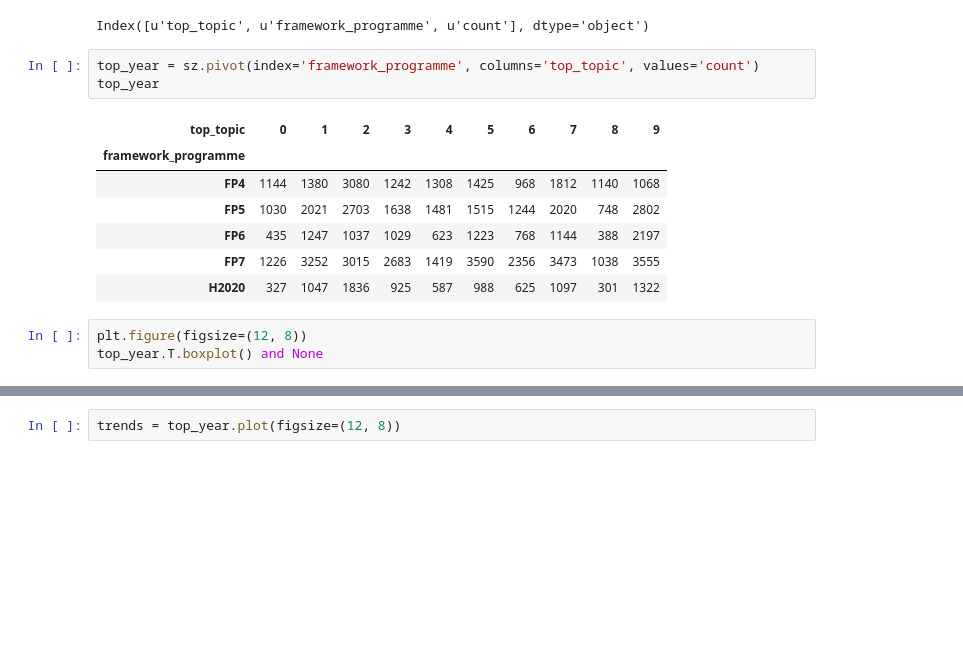
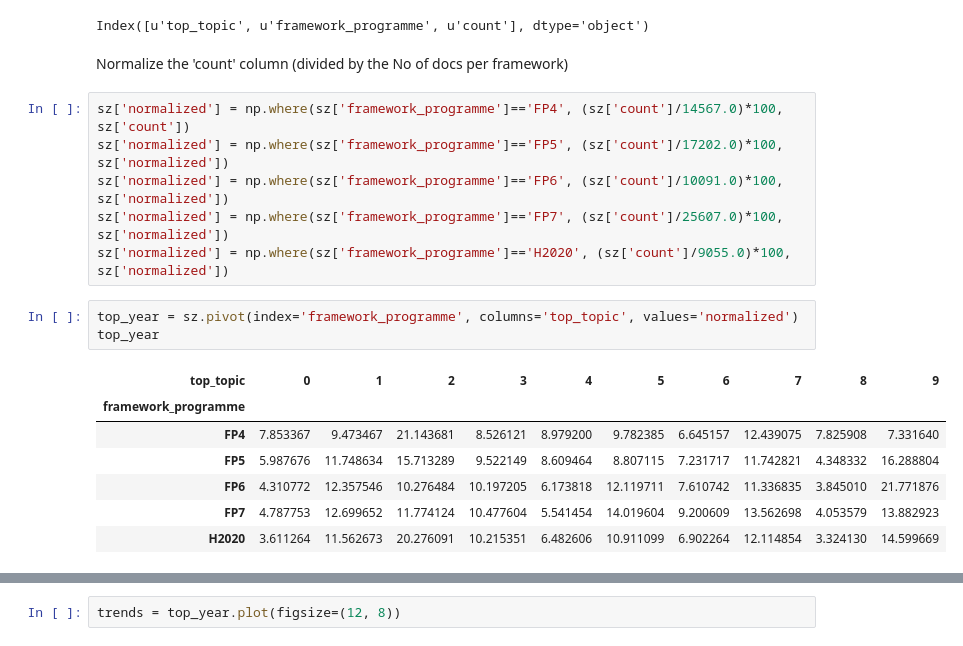
Before and after one commit to Mariliad/MSc-thesis2016, a Jupyter notebook: eu_gensim/Topic-evolution.ipynb, the cells around one changed output, grey strips where cells are left out. Saved outputs shown, nothing was run; the diff lists cells and outputs as text; blank space fills up the shorter version.

Commit message:
Fixed: topics over time plot with normalized values

```diff
--- a/eu_gensim/Topic-evolution.ipynb
+++ b/eu_gensim/Topic-evolution.ipynb
@@ -35,17 +42,22 @@ sz.shape
 sz.columns
 # %% [output]
 Index([u'top_topic', u'framework_programme', u'count'], dtype='object')
+# %% [markdown]
+Normalize the 'count' column (divided by the No of docs per framework)
+# %%
+sz['normalized'] = np.where(sz['framework_programme']=='FP4', (sz['count']/14567.0)*100, sz['count'])
+sz['normalized'] = np.where(sz['framework_programme']=='FP5', (sz['count']/17202.0)*100, sz['normalized'])
+sz['normalized'] = np.where(sz['framework_programme']=='FP6', (sz['count']/10091.0)*100, sz['normalized'])
+sz['normalized'] = np.where(sz['framework_programme']=='FP7', (sz['count']/25607.0)*100, sz['normalized'])
+sz['normalized'] = np.where(sz['framework_programme']=='H2020', (sz['count']/9055.0)*100, sz['normalized'])
 # %%
-top_year = sz.pivot(index='framework_programme', columns='top_topic', values='count')
+top_year = sz.pivot(index='framework_programme', columns='top_topic', values='normalized')
 top_year
 # %% [output]
 | top_topic | 0 | 1 | 2 | 3 | 4 | 5 | 6 | 7 | 8 | 9 |
 | framework_programme |  |  |  |  |  |  |  |  |  |  |
-| FP4 | 1144 | 1380 | 3080 | 1242 | 1308 | 1425 | 968 | 1812 | 1140 | 1068 |
-| FP5 | 1030 | 2021 | 2703 | 1638 | 1481 | 1515 | 1244 | 2020 | 748 | 2802 |
-| FP6 | 435 | 1247 | 1037 | 1029 | 623 | 1223 | 768 | 1144 | 388 | 2197 |
-| FP7 | 1226 | 3252 | 3015 | 2683 | 1419 | 3590 | 2356 | 3473 | 1038 | 3555 |
-| H2020 | 327 | 1047 | 1836 | 925 | 587 | 988 | 625 | 1097 | 301 | 1322 |
+| FP4 | 7.853367 | 9.473467 | 21.143681 | 8.526121 | 8.979200 | 9.782385 | 6.645157 | 12.439075 | 7.825908 | 7.331640 |
+| FP5 | 5.987676 | 11.748634 | 15.713289 | 9.522149 | 8.609464 | 8.807115 | 7.231717 | 11.742821 | 4.348332 | 16.288804 |
+| FP6 | 4.310772 | 12.357546 | 10.276484 | 10.197205 | 6.173818 | 12.119711 | 7.610742 | 11.336835 | 3.845010 | 21.771876 |
+| FP7 | 4.787753 | 12.699652 | 11.774124 | 10.477604 | 5.541454 | 14.019604 | 9.200609 | 13.562698 | 4.053579 | 13.882923 |
+| H2020 | 3.611264 | 11.562673 | 20.276091 | 10.215351 | 6.482606 | 10.911099 | 6.902264 | 12.114854 | 3.324130 | 14.599669 |
-# %%
-plt.figure(figsize=(12, 8))
-top_year.T.boxplot() and None
```
Also changed, not shown: parts of 7 cells of this notebook, 1 other file.
